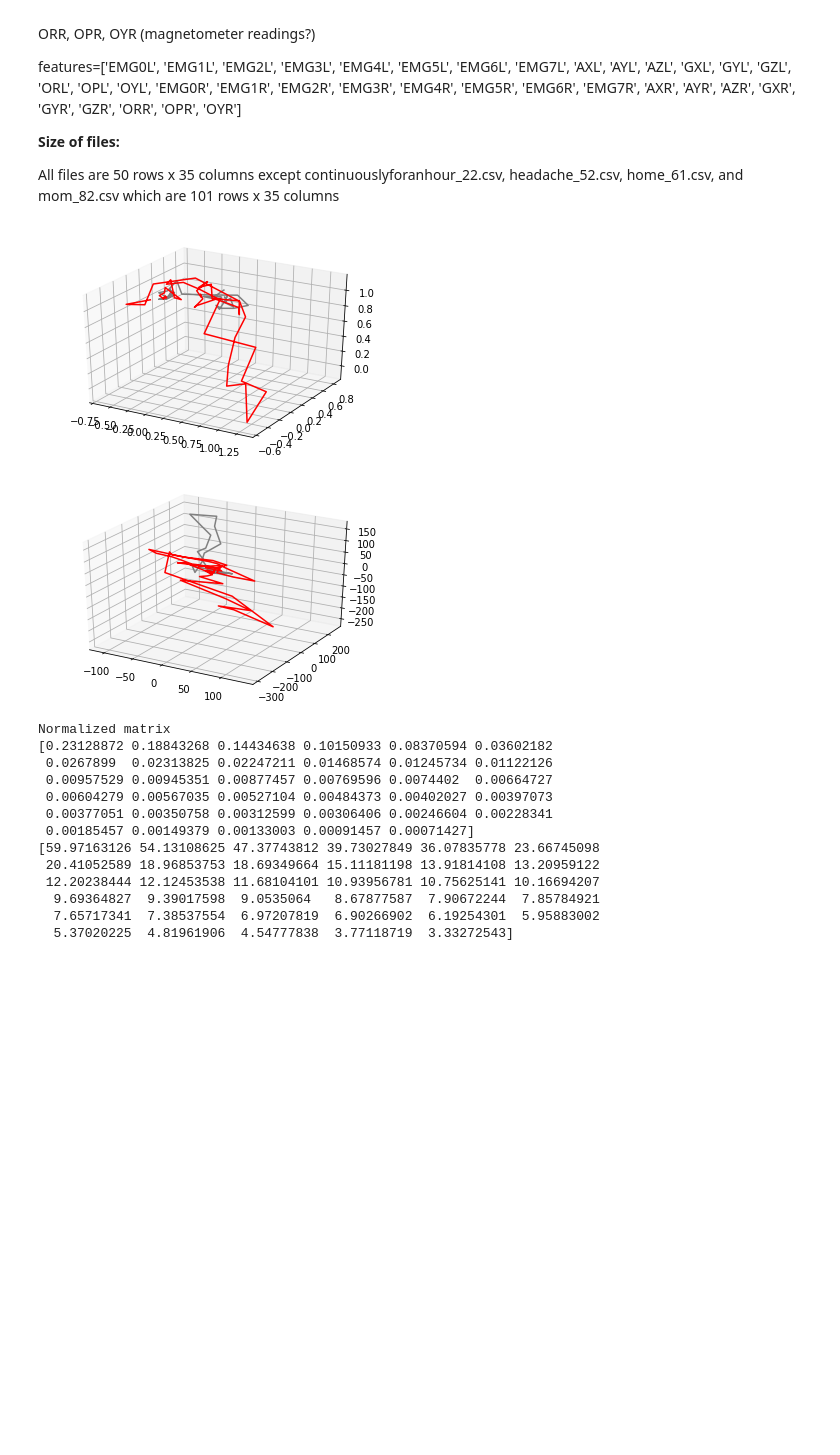
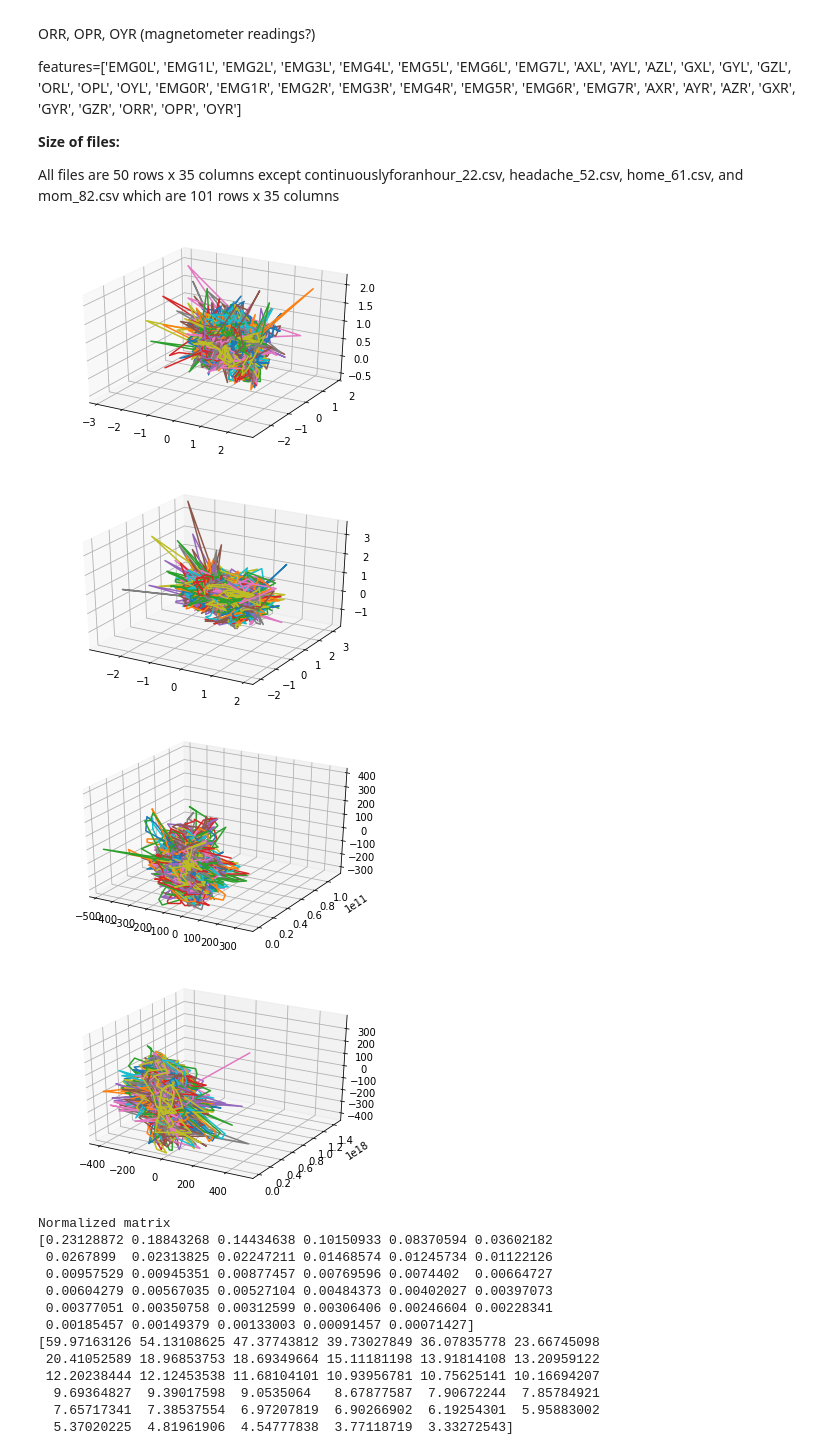
Before and after one commit to michelleaeh/ADissertation, a Jupyter notebook: 2MyoASL.ipynb, the cells around one changed output. Drawn from its saved outputs; the diff is of its cells as text; code cells hidden in the pictures; blank space fills up the shorter version.

```diff
--- a/2MyoASL.ipynb
+++ b/2MyoASL.ipynb
@@ -103,43 +103,62 @@ for w in words:
 
   for i in range (10, 120):
     path='/content/2MyoASL/' + w + '_' + str(i) + '.csv'
 
     if os.path.exists(path)==True:
       counter+=1
       repcount+=1
       trial=pd.read_csv(path)
       lengths[counter-1]=len(trial)
 
       # Replace counter with evaluated term
       for r in range(0,len(trial)):
         trial.iloc[r,0]=wordnum
 
       # Combine all trials
       if path=='/content/2MyoASL/allmorning_10.csv':
           matrix=trial
 
           # Create plot for EMG
 
           # Create plot for accelerometer
           plt.figure()
-          ax=plt.axes(projection='3d')
-          ax.plot3D(trial.loc[:, 'AXL'].values, trial.loc[:, 'AYL'].values, trial.loc[:, 'AZL'].values, 'gray')
-          ax.plot3D(trial.loc[:, 'AXR'].values, trial.loc[:, 'AYR'].values, trial.loc[:, 'AZR'].values, 'red')
-          plt.show()
+          alx=plt.axes(projection='3d')
+          alx.plot3D(trial.loc[:, 'AXL'].values, trial.loc[:, 'AYL'].values, trial.loc[:, 'AZL'].values)
+
+          plt.figure()
+          arx=plt.axes(projection='3d')
+          arx.plot3D(trial.loc[:, 'AXR'].values, trial.loc[:, 'AYR'].values, trial.loc[:, 'AZR'].values)
 
           # Create plot for gyroscope
           plt.figure()
-          ax=plt.axes(projection='3d')
-          ax.plot3D(trial.loc[:, 'GXL'].values, trial.loc[:, 'GYL'].values, trial.loc[:, 'GZL'].values, 'gray')
-          ax.plot3D(trial.loc[:, 'GXR'].values, trial.loc[:, 'GYR'].values, trial.loc[:, 'GZR'].values, 'red')
-          plt.show()
+          glx=plt.axes(projection='3d')
+          glx.plot3D(trial.loc[:, 'GXL'].values, trial.loc[:, 'GYL'].values, trial.loc[:, 'GZL'].values)
+
+          plt.figure()
+          grx=plt.axes(projection='3d')
+          grx.plot3D(trial.loc[:, 'GXR'].values, trial.loc[:, 'GYR'].values, trial.loc[:, 'GZR'].values)
+
       else:
           matrix=pd.concat([matrix, trial])
 
+          ###############################################
+          # Create plot for accelerometer
+          alx.plot3D(trial.loc[:, 'AXL'].values, trial.loc[:, 'AYL'].values, trial.loc[:, 'AZL'].values)
+          arx.plot3D(trial.loc[:, 'AXR'].values, trial.loc[:, 'AYR'].values, trial.loc[:, 'AZR'].values)
+          #plt.show()
+
+          # Create plot for gyroscope
+          glx.plot3D(trial.loc[:, 'GXL'].values, trial.loc[:, 'GYL'].values, trial.loc[:, 'GZL'].values)
+          grx.plot3D(trial.loc[:, 'GXR'].values, trial.loc[:, 'GYR'].values, trial.loc[:, 'GZR'].values)
+          ###############################################
+
   reps[wordnum]=repcount
+plt.show()
 # %% [output]
-[figure, old version]
+[figure, new version]
-[figure, old version]
+[figure, new version]
+[figure, added]
+[figure, added]
 # %%
 # Generate matrices for all combinations of sensors (E=3, A=5, G=7, O=11)
 products=[3, 5, 7, 11, 15, 21, 33, 35, 55, 77, 105, 165, 231, 385, 1155]
```
Also changed, not shown: parts of 1 cell of this notebook.
